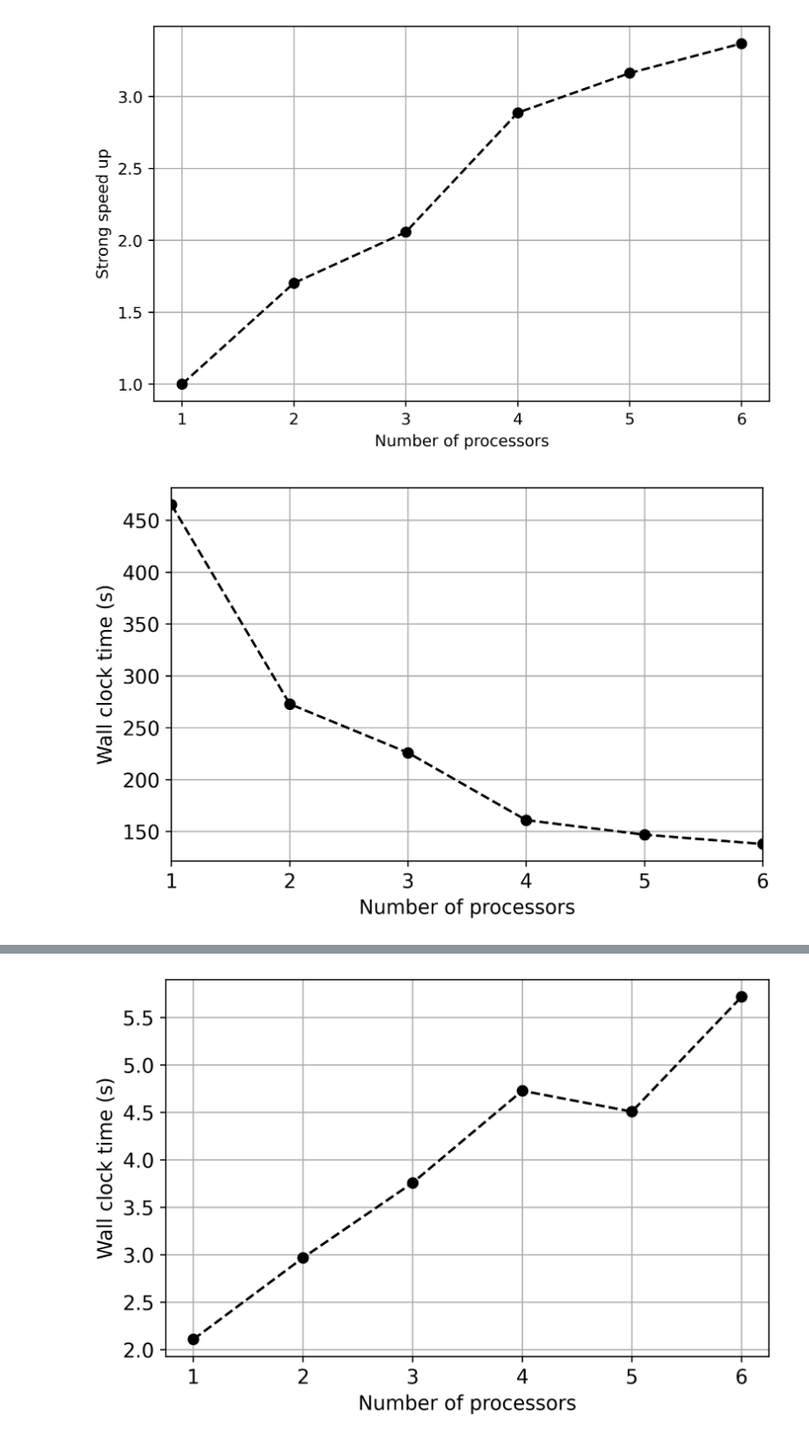
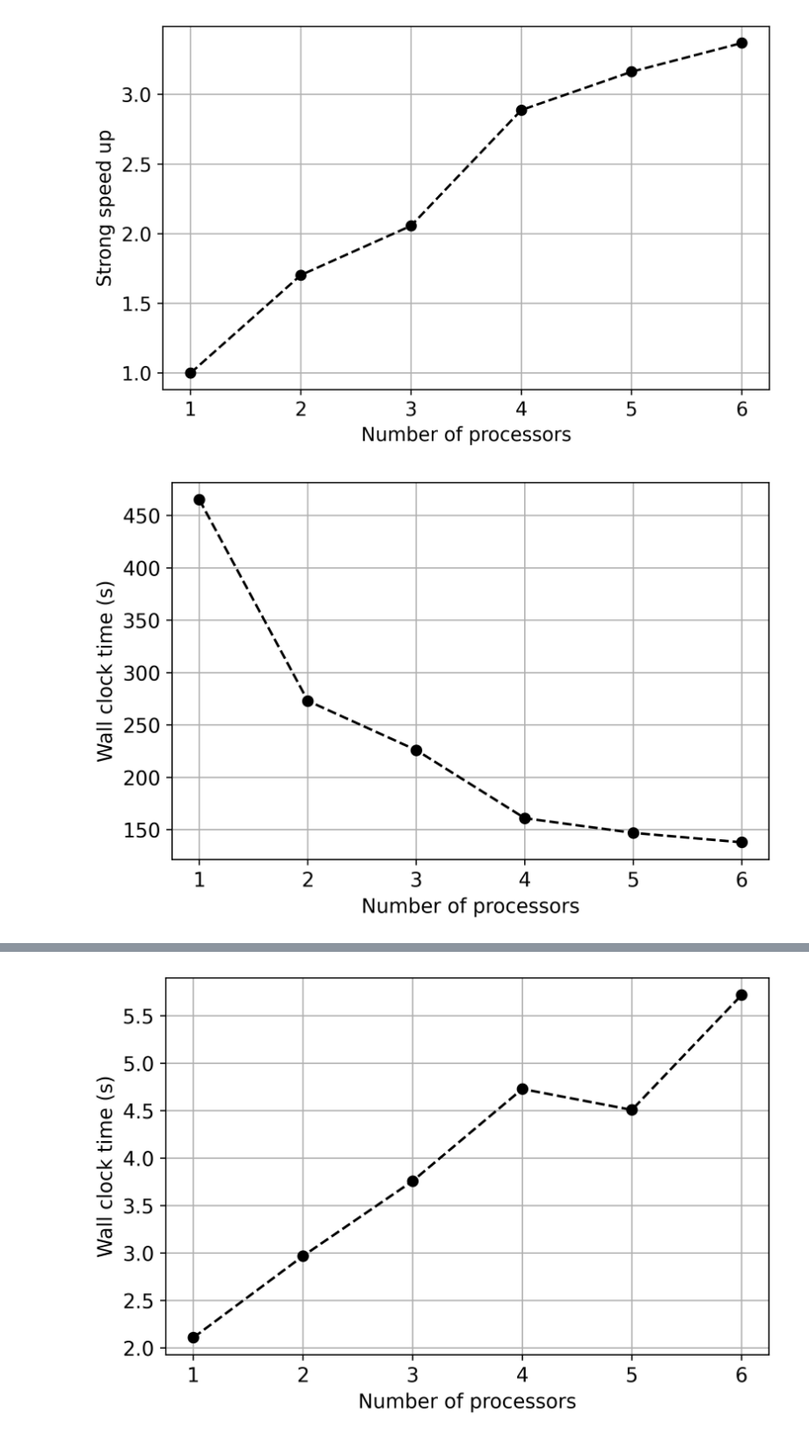
Before and after one commit to gh2546/Project_APMA4302, a Jupyter notebook: src/scaling_coarse.ipynb, the cells around one changed output, grey strips where cells are left out. Shown: that part at 88% size. Saved outputs shown, nothing was run; the diff lists cells and outputs as text; code cells hidden in the pictures.

Commit message:
Updating figures

```diff
--- a/src/scaling_coarse.ipynb
+++ b/src/scaling_coarse.ipynb
@@ -18,36 +18,28 @@ stats = [0.682, 0.353, 0.241, 0.182, 0.146,0.127]
 # %%
 plt.figure(figsize=(6,4), dpi=400)
 speed_up = [465/465, 465/273, 465/226, 465/161, 465/147, 465/138]
-#plt.plot(num_procs, speed_up[0]*np.array(num_procs), "k--", label="ideal")
-#plt.plot(num_procs,speed_up, "k", "--")
-plt.plot(num_procs,speed_up, "ko--") #, label="deal.II")
+plt.plot(num_procs,speed_up, "ko--")
 plt.xlabel(r"Number of processors")
-#plt.ylabel(r"Wall clock time (s)")
 plt.tight_layout()
-plt.ylabel(r"Strong speed up")
+plt.ylabel("Strong speed up")
 plt.grid()
-#plt.legend(loc='best')
 mpl.rcParams.update({'font.size': 12})
-#plt.xlim([1,6])
 plt.savefig("speed_up_strong", dpi=400)
 plt.show()
 # %% [output]
-[figure, old version]
+[figure, new version]
 # %%
 plt.figure(figsize=(6,4), dpi=400)
 plt.plot(num_procs, total_time_strong, "ko--")
-#plt.plot(num_procs, total_time_strong[0]*np.array(num_procs), "k--", label="ideal")
 plt.xlabel(r"Number of processors")
 plt.ylabel(r"Wall clock time (s)")
 plt.tight_layout()
-#plt.title("Strong Scaling")
 mpl.rcParams.update({'font.size': 12})
-plt.xlim([1,6])
 plt.grid()
 plt.savefig("strong_scaling", dpi=400)
 plt.show()
 # %% [output]
-[figure, old version]
+[figure, new version]
 # %%
 total_time_weak = [2.11/2.11, 2.11/2.97, 2.11/3.76, 2.11/4.73, 2.11/4.51, 2.11/5.72]
 num_procs = [1,2,3,4,5,6]
```
Also changed, not shown: parts of 3 cells of this notebook, 5 other files.
